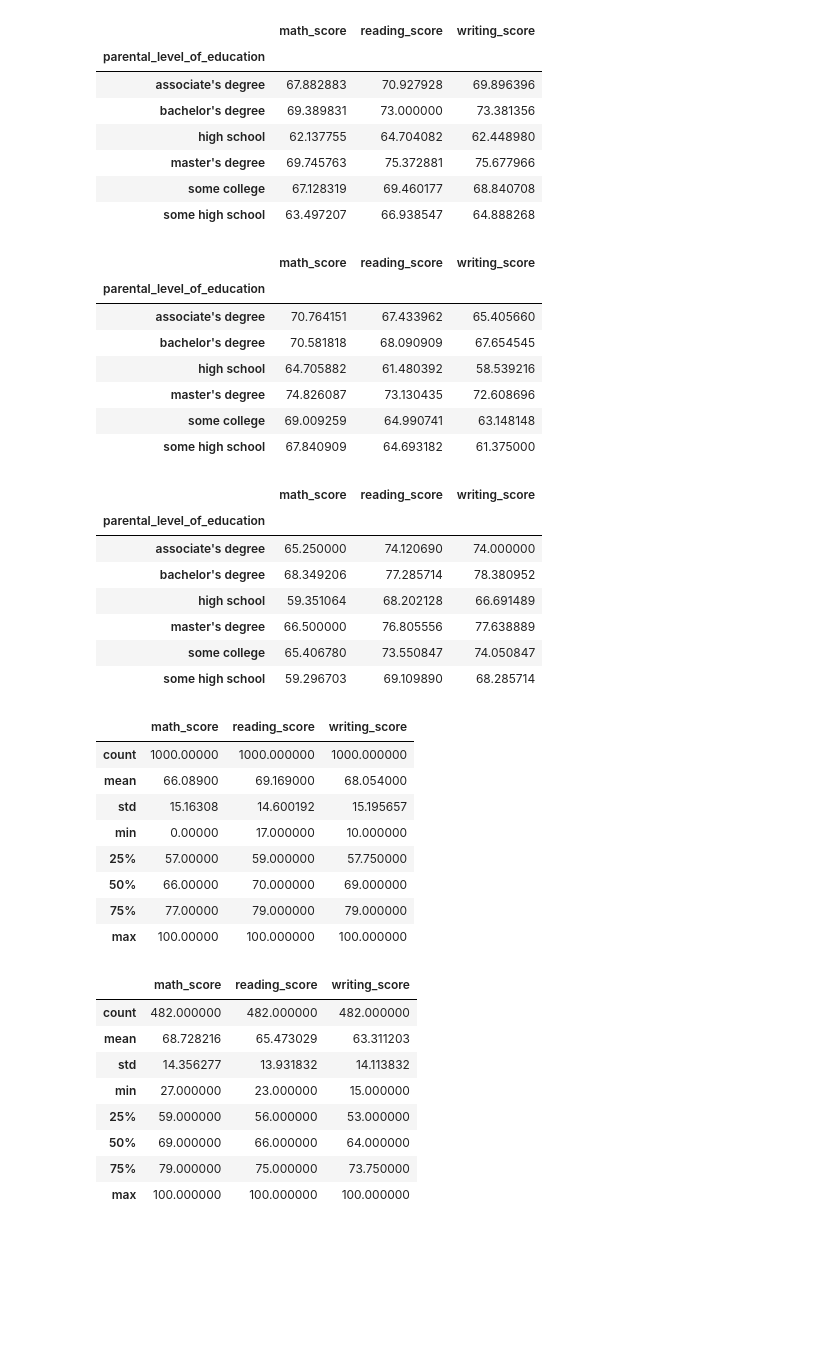
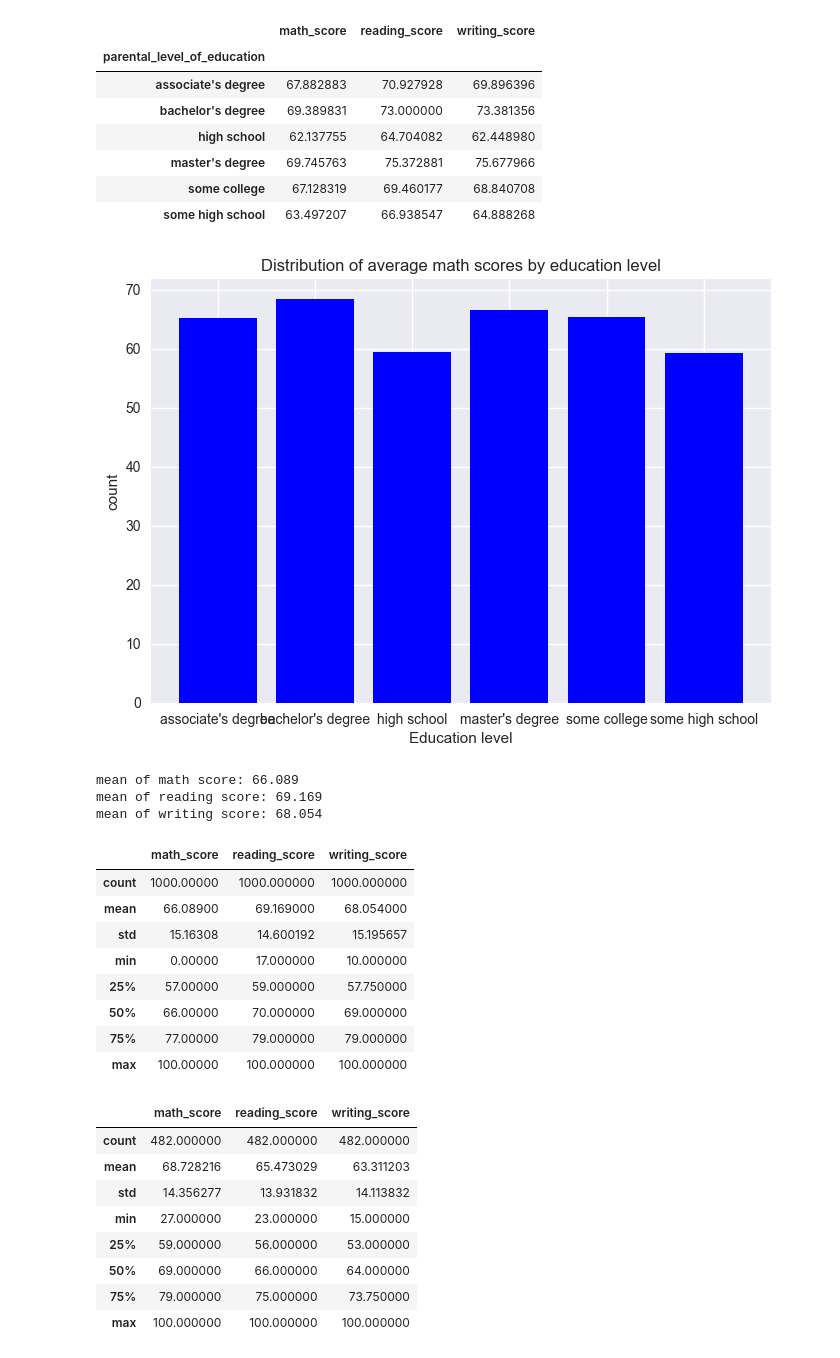
Before and after one commit to hazywho/Junior-Data-Scientist, a Jupyter notebook: plots_dsf.ipynb, the cells around one changed output. Saved outputs shown, nothing was run; the diff lists cells and outputs as text; code cells hidden in the pictures; blank space fills up the shorter version.

```diff
--- a/plots_dsf.ipynb
+++ b/plots_dsf.ipynb
@@ -103,27 +113,13 @@ df2
 | master's degree | 69.745763 | 75.372881 | 75.677966 |
 | some college | 67.128319 | 69.460177 | 68.840708 |
 | some high school | 63.497207 | 66.938547 | 64.888268 |
-# %%
-df2 = maledf.groupby(['parental_level_of_education']).agg('mean')
-df2
-# %% [output]
-|  | math_score | reading_score | writing_score |
-| parental_level_of_education |  |  |  |
-| associate's degree | 70.764151 | 67.433962 | 65.405660 |
-| bachelor's degree | 70.581818 | 68.090909 | 67.654545 |
-| high school | 64.705882 | 61.480392 | 58.539216 |
-| master's degree | 74.826087 | 73.130435 | 72.608696 |
-| some college | 69.009259 | 64.990741 | 63.148148 |
-| some high school | 67.840909 | 64.693182 | 61.375000 |
 # %%
 df2 = femaledf.groupby(['parental_level_of_education']).agg('mean')
 df2
+plt.title("Distribution of average math scores by education level")
+plt.bar(df2.index,df2["math_score"].values, color="blue")
+plt.xlabel('Education level')
+plt.ylabel('count')
+plt.show()
 # %% [output]
-|  | math_score | reading_score | writing_score |
-| parental_level_of_education |  |  |  |
-| associate's degree | 65.250000 | 74.120690 | 74.000000 |
-| bachelor's degree | 68.349206 | 77.285714 | 78.380952 |
-| high school | 59.351064 | 68.202128 | 66.691489 |
-| master's degree | 66.500000 | 76.805556 | 77.638889 |
-| some college | 65.406780 | 73.550847 | 74.050847 |
-| some high school | 59.296703 | 69.109890 | 68.285714 |
+[figure, added]
@@ -130,6 +132,15 @@ df2
 # %%
+h = df["math_score"].mean()
+i = df["reading_score"].mean()
+j = df["writing_score"].mean()
+print(f"mean of math score: {h}")
+print(f"mean of reading score: {i}")
+print(f"mean of writing score: {j}")
 df.describe()
 # %% [output]
+mean of math score: 66.089
+mean of reading score: 69.169
+mean of writing score: 68.054
 |  | math_score | reading_score | writing_score |
 | count | 1000.00000 | 1000.000000 | 1000.000000 |
 | mean | 66.08900 | 69.169000 | 68.054000 |
```
Also changed, not shown: parts of 9 cells of this notebook.
